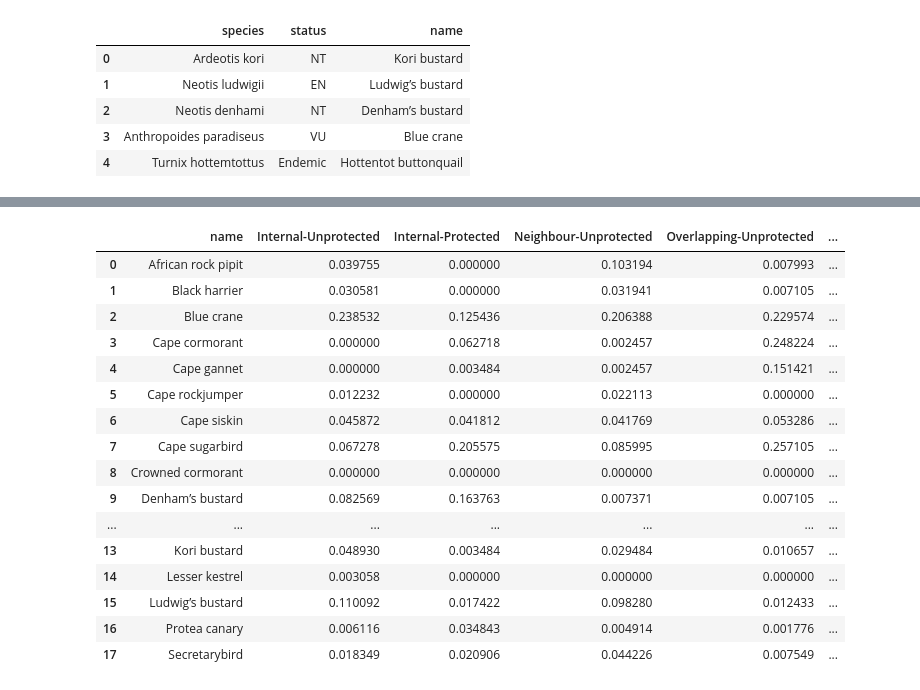
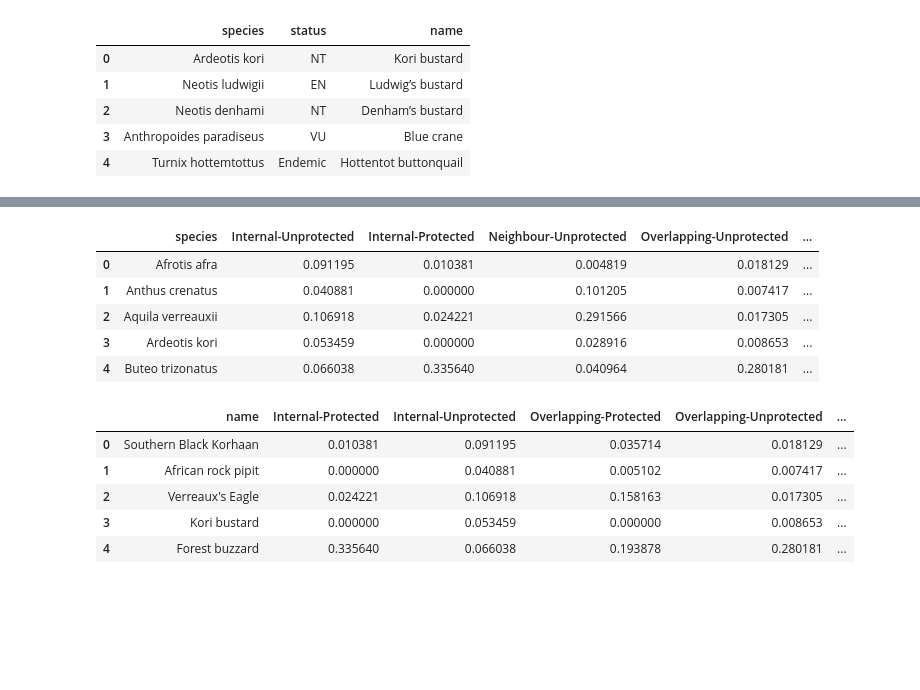
Before and after one commit to jardunn/ForTheBirds-EdenToAddo, a Jupyter notebook: forTheBirds_E2A.ipynb, the cells around one changed output, grey strips where cells are left out. Drawn from its saved outputs; the diff is of its cells as text; code cells hidden in the pictures; blank space fills up the shorter version.

```diff
--- a/forTheBirds_E2A.ipynb
+++ b/forTheBirds_E2A.ipynb
@@ -593,0 +633,13 @@ array([[<Axes: title={'center': 'reporting_rate'}>]], dtype=object)
+# %%
+# get card cound by corridor_status and protected status
+# Corridor status and protected to card count df
+card_counts_by_status = pd.merge(card_count_df, e2a_pentad_gdf[['pentad', 'corridor_status', 'protected']], on='pentad', how='left').groupby(['corridor_status', 'protected']).agg({'fp_num_cards': 'sum'})
+
+def getCardCountByStatus(corridor_status, protected_status):
+  return card_counts_by_status.loc[(corridor_status, protected_status)].fp_num_cards
+# %%
+# Aggregate to corridor_stats and protected
+sabap_rr_df = sabap_df.groupby(['scientific_name', 'corridor_status', 'protected']).agg({'fpn': 'sum'}).reset_index()
+sabap_rr_df['fp_num_cards'] = sabap_rr_df.apply(lambda row: getCardCountByStatus(row.corridor_status, row.protected), axis=1)
+sabap_rr_df['reporting_rate'] = sabap_rr_df.fpn / sabap_rr_df.fp_num_cards
+sabap_rr_df.head()
@@ -605,5 +681,13 @@ e2a_species.head()
 | 2 | Neotis denhami | NT | Denham’s bustard |
 | 3 | Anthropoides paradiseus | VU | Blue crane |
 | 4 | Turnix hottemtottus | Endemic | Hottentot buttonquail |
+# %%
+# Add species
+species_to_add = pd.DataFrame({
+    'species': ['Aquila verreauxii', 'Polemaetus bellicosus', 'Afrotis afra', 'Ciconia nigra'],
+    'satus': ['LC', 'EN', 'VU', 'LC'],
+    'name': ["Verreaux's Eagle", 'Martial Eagle', 'Southern Black Korhaan', 'Black Stork']
+})
+e2a_species = pd.concat([e2a_species, species_to_add])
 # %%
-e2a_species = pd.merge(e2a_species, sabap_species_df, how='inner', on='species')
+e2a_species = pd.merge(e2a_species, sabap_rr_df, how='inner', left_on='species', right_on='scientific_name').drop(columns=['scientific_name'])
@@ -626,31 +694,38 @@ e2a_species
 # %%
 e2a_species['corridor_status'] = e2a_species.corridor_status.apply(lambda x: 'Internal' if x == 'contained' else x.capitalize())
 e2a_species['protected'] = e2a_species.protected.apply(lambda x: 'Protected' if x else 'Unprotected')
-e2a_species_RR = e2a_species.drop(columns=['status', 'species', 'report_count'])\
-  .pivot(index='name', columns=['corridor_status', 'protected'], values='reporting_rate')\
+e2a_species_RR = e2a_species[['species', 'corridor_status', 'protected', 'reporting_rate']]\
+  .pivot(index='species', columns=['corridor_status', 'protected'], values='reporting_rate')\
   .reset_index()\
   .fillna(0)
 e2a_species_RR.columns = ['-'.join(col).strip('-') for col in e2a_species_RR.columns]
 
-e2a_species_RR
+e2a_species_RR.head()
 # %% [output]
-|  | name | Internal-Unprotected | Internal-Protected | Neighbour-Unprotected | Overlapping-Unprotected | ... |
-| 0 | African rock pipit | 0.039755 | 0.000000 | 0.103194 | 0.007993 | ... |
-| 1 | Black harrier | 0.030581 | 0.000000 | 0.031941 | 0.007105 | ... |
-| 2 | Blue crane | 0.238532 | 0.125436 | 0.206388 | 0.229574 | ... |
-| 3 | Cape cormorant | 0.000000 | 0.062718 | 0.002457 | 0.248224 | ... |
-| 4 | Cape gannet | 0.000000 | 0.003484 | 0.002457 | 0.151421 | ... |
-| 5 | Cape rockjumper | 0.012232 | 0.000000 | 0.022113 | 0.000000 | ... |
-| 6 | Cape siskin | 0.045872 | 0.041812 | 0.041769 | 0.053286 | ... |
-| 7 | Cape sugarbird | 0.067278 | 0.205575 | 0.085995 | 0.257105 | ... |
-| 8 | Crowned cormorant | 0.000000 | 0.000000 | 0.000000 | 0.000000 | ... |
-| 9 | Denham’s bustard | 0.082569 | 0.163763 | 0.007371 | 0.007105 | ... |
-| ... | ... | ... | ... | ... | ... | ... |
-| 13 | Kori bustard | 0.048930 | 0.003484 | 0.029484 | 0.010657 | ... |
-| 14 | Lesser kestrel | 0.003058 | 0.000000 | 0.000000 | 0.000000 | ... |
-| 15 | Ludwig’s bustard | 0.110092 | 0.017422 | 0.098280 | 0.012433 | ... |
-| 16 | Protea canary | 0.006116 | 0.034843 | 0.004914 | 0.001776 | ... |
-| 17 | Secretarybird | 0.018349 | 0.020906 | 0.044226 | 0.007549 | ... |
+|  | species | Internal-Unprotected | Internal-Protected | Neighbour-Unprotected | Overlapping-Unprotected | ... |
+| 0 | Afrotis afra | 0.091195 | 0.010381 | 0.004819 | 0.018129 | ... |
+| 1 | Anthus crenatus | 0.040881 | 0.000000 | 0.101205 | 0.007417 | ... |
+| 2 | Aquila verreauxii | 0.106918 | 0.024221 | 0.291566 | 0.017305 | ... |
+| 3 | Ardeotis kori | 0.053459 | 0.000000 | 0.028916 | 0.008653 | ... |
+| 4 | Buteo trizonatus | 0.066038 | 0.335640 | 0.040964 | 0.280181 | ... |
+# %%
+def getCommonName(species):
+  return e2a_species[e2a_species.species == species].name.values[0]
+
+column_order = ['Internal-Protected', 'Internal-Unprotected', 'Overlapping-Protected',
+                'Overlapping-Unprotected', 'Neighbour-Protected', 'Neighbour-Unprotected']
+
+e2a_species_RR['name'] = e2a_species_RR.species.apply(getCommonName)
+e2a_species_RR.drop(columns=['species'], inplace=True)
+e2a_species_RR = e2a_species_RR[['name'] + column_order]
+e2a_species_RR.head()
+# %% [output]
+|  | name | Internal-Protected | Internal-Unprotected | Overlapping-Protected | Overlapping-Unprotected | ... |
+| 0 | Southern Black Korhaan | 0.010381 | 0.091195 | 0.035714 | 0.018129 | ... |
+| 1 | African rock pipit | 0.000000 | 0.040881 | 0.005102 | 0.007417 | ... |
+| 2 | Verreaux's Eagle | 0.024221 | 0.106918 | 0.158163 | 0.017305 | ... |
+| 3 | Kori bustard | 0.000000 | 0.053459 | 0.000000 | 0.008653 | ... |
+| 4 | Forest buzzard | 0.335640 | 0.066038 | 0.193878 | 0.280181 | ... |
 # %%
 import seaborn as sns
 
```
Also changed, not shown: parts of 23 cells of this notebook.
